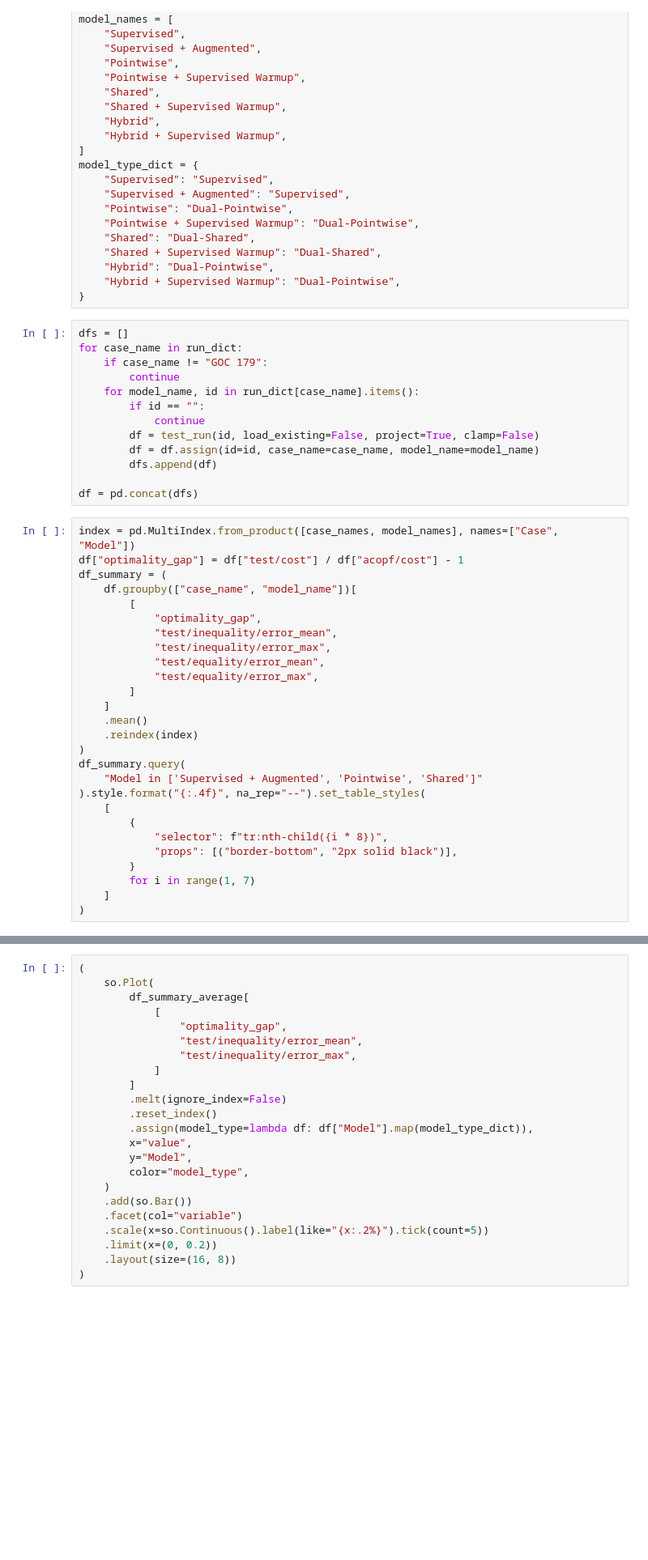
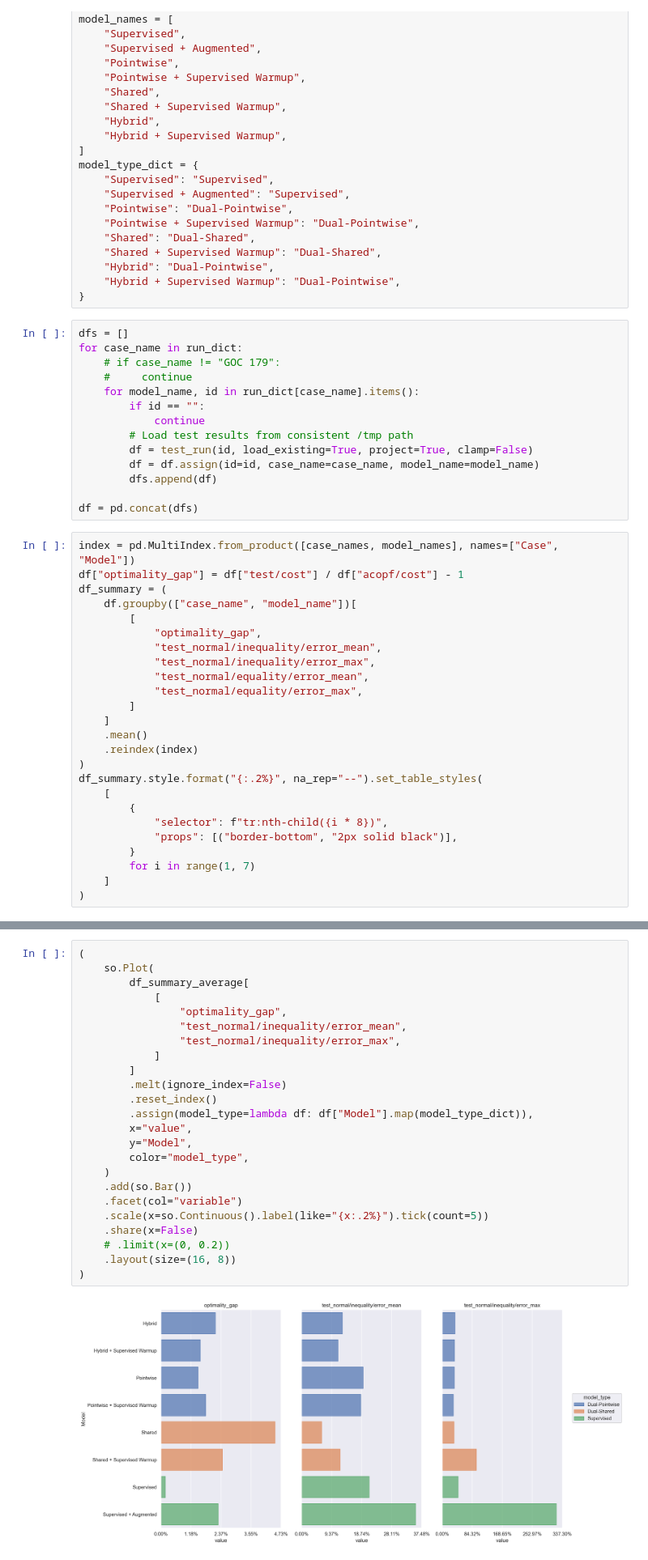
Before and after one commit to Damowerko/opf, a Jupyter notebook: notebooks/compare.ipynb, the cells around one changed output, grey strips where cells are left out. Shown at 81% size. Drawn from its saved outputs; the diff is of its cells as text; blank space fills up the shorter version.

Commit message:
adding some plots to compare

```diff
--- a/notebooks/compare.ipynb
+++ b/notebooks/compare.ipynb
@@ -103,12 +106,13 @@ model_type_dict = {
 # %%
 dfs = []
 for case_name in run_dict:
-    if case_name != "GOC 179":
-        continue
+    # if case_name != "GOC 179":
+    #     continue
     for model_name, id in run_dict[case_name].items():
         if id == "":
             continue
-        df = test_run(id, load_existing=False, project=True, clamp=False)
+        # Load test results from consistent /tmp path
+        df = test_run(id, load_existing=True, project=True, clamp=False)
         df = df.assign(id=id, case_name=case_name, model_name=model_name)
         dfs.append(df)
 
@@ -120,18 +124,16 @@ df_summary = (
     df.groupby(["case_name", "model_name"])[
         [
             "optimality_gap",
-            "test/inequality/error_mean",
-            "test/inequality/error_max",
-            "test/equality/error_mean",
-            "test/equality/error_max",
+            "test_normal/inequality/error_mean",
+            "test_normal/inequality/error_max",
+            "test_normal/equality/error_mean",
+            "test_normal/equality/error_max",
         ]
     ]
     .mean()
     .reindex(index)
 )
-df_summary.query(
-    "Model in ['Supervised + Augmented', 'Pointwise', 'Shared']"
-).style.format("{:.4f}", na_rep="--").set_table_styles(
+df_summary.style.format("{:.2%}", na_rep="--").set_table_styles(
     [
         {
             "selector": f"tr:nth-child({i * 8})",
@@ -147,23 +186,26 @@ df_summary_average.style.format("{:.2%}", na_rep="--")
 # %%
 (
     so.Plot(
         df_summary_average[
             [
                 "optimality_gap",
-                "test/inequality/error_mean",
-                "test/inequality/error_max",
+                "test_normal/inequality/error_mean",
+                "test_normal/inequality/error_max",
             ]
         ]
         .melt(ignore_index=False)
         .reset_index()
         .assign(model_type=lambda df: df["Model"].map(model_type_dict)),
         x="value",
         y="Model",
         color="model_type",
     )
     .add(so.Bar())
     .facet(col="variable")
     .scale(x=so.Continuous().label(like="{x:.2%}").tick(count=5))
-    .limit(x=(0, 0.2))
+    .share(x=False)
+    # .limit(x=(0, 0.2))
     .layout(size=(16, 8))
 )
+# %% [output]
+[figure, added]
```
Also changed, not shown: parts of 8 cells of this notebook, 17 other files.
